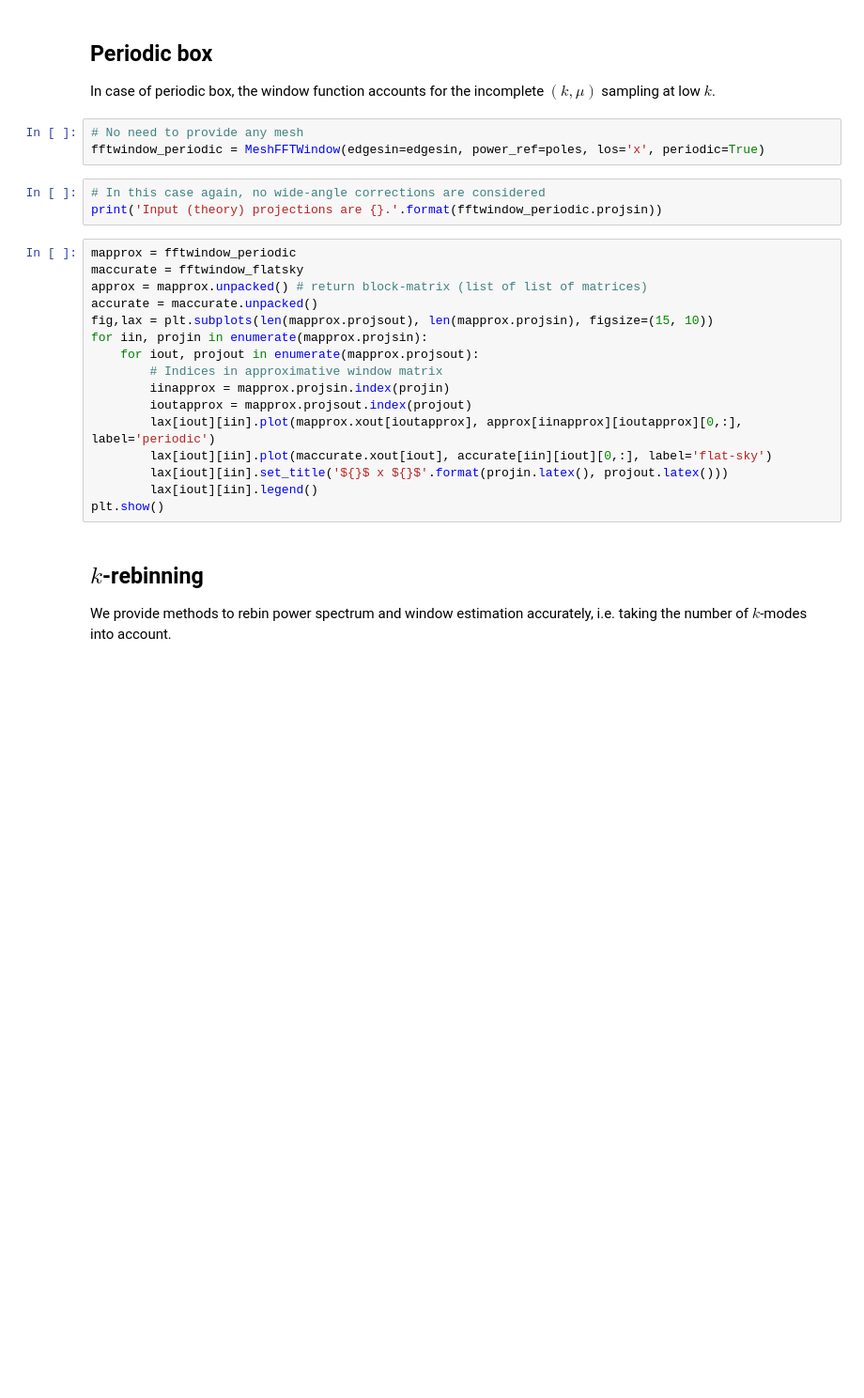
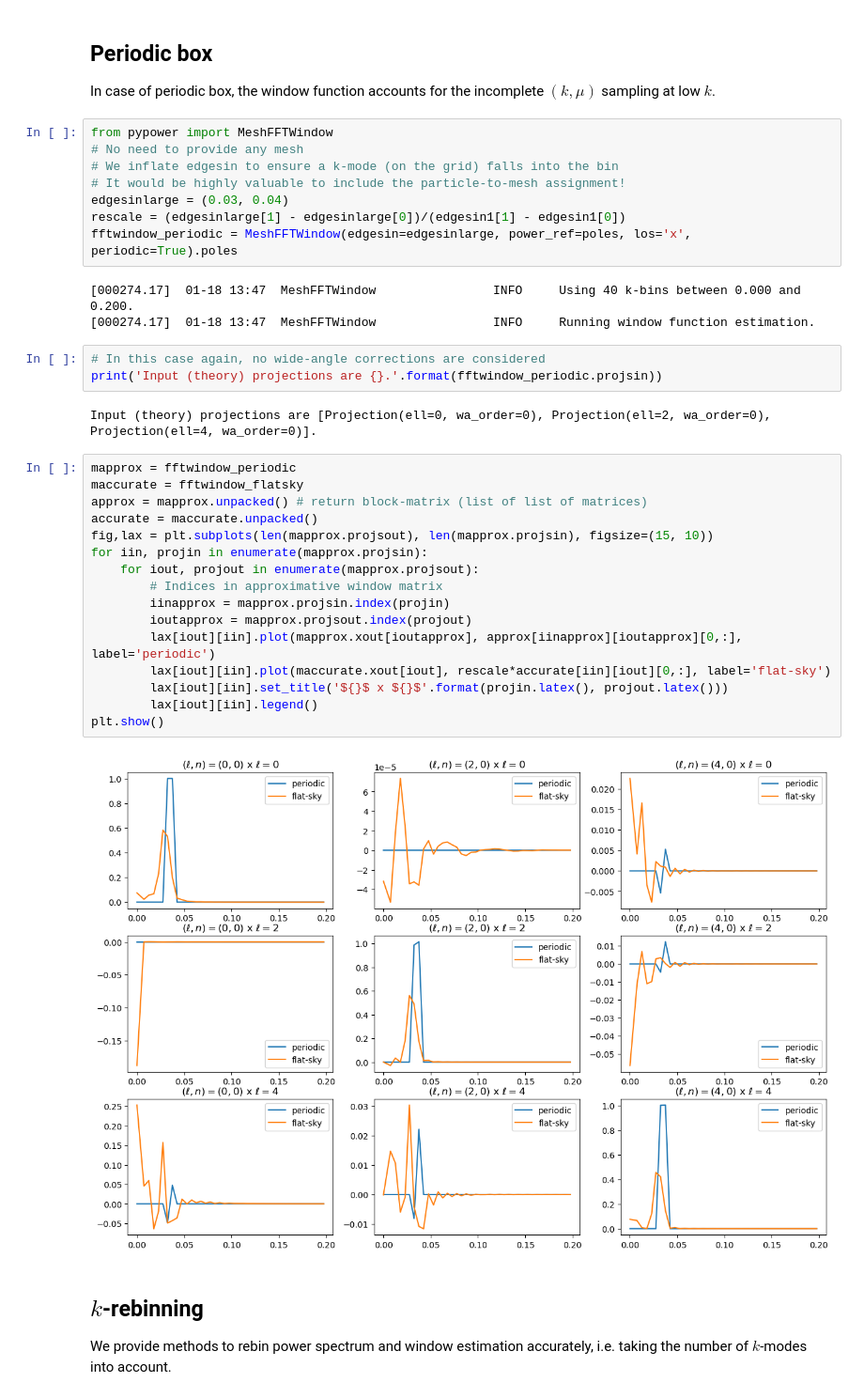
Before and after one commit to cosmodesi/pypower, a Jupyter notebook: nb/window_examples.ipynb, the cells around one changed output. Shown at 94% size. Drawn from its saved outputs; the diff is of its cells as text; blank space fills up the shorter version.

```diff
--- a/nb/window_examples.ipynb
+++ b/nb/window_examples.ipynb
@@ -323,27 +359,39 @@ plt.show()
 ## Periodic box
 In case of periodic box, the window function accounts for the incomplete $(k, \mu)$ sampling at low $k$.
 # %%
+from pypower import MeshFFTWindow
 # No need to provide any mesh
-fftwindow_periodic = MeshFFTWindow(edgesin=edgesin, power_ref=poles, los='x', periodic=True)
+# We inflate edgesin to ensure a k-mode (on the grid) falls into the bin
+# It would be highly valuable to include the particle-to-mesh assignment!
+edgesinlarge = (0.03, 0.04)
+rescale = (edgesinlarge[1] - edgesinlarge[0])/(edgesin1[1] - edgesin1[0])
+fftwindow_periodic = MeshFFTWindow(edgesin=edgesinlarge, power_ref=poles, los='x', periodic=True).poles
+# %% [output]
+[000274.17]  01-18 13:47  MeshFFTWindow                INFO     Using 40 k-bins between 0.000 and 0.200.
+[000274.17]  01-18 13:47  MeshFFTWindow                INFO     Running window function estimation.
 # %%
 # In this case again, no wide-angle corrections are considered
 print('Input (theory) projections are {}.'.format(fftwindow_periodic.projsin))
+# %% [output]
+Input (theory) projections are [Projection(ell=0, wa_order=0), Projection(ell=2, wa_order=0), Projection(ell=4, wa_order=0)].
 # %%
 mapprox = fftwindow_periodic
 maccurate = fftwindow_flatsky
 approx = mapprox.unpacked() # return block-matrix (list of list of matrices)
 accurate = maccurate.unpacked()
 fig,lax = plt.subplots(len(mapprox.projsout), len(mapprox.projsin), figsize=(15, 10))
 for iin, projin in enumerate(mapprox.projsin):
     for iout, projout in enumerate(mapprox.projsout):
         # Indices in approximative window matrix
         iinapprox = mapprox.projsin.index(projin)
         ioutapprox = mapprox.projsout.index(projout)
         lax[iout][iin].plot(mapprox.xout[ioutapprox], approx[iinapprox][ioutapprox][0,:], label='periodic')
-        lax[iout][iin].plot(maccurate.xout[iout], accurate[iin][iout][0,:], label='flat-sky')
+        lax[iout][iin].plot(maccurate.xout[iout], rescale*accurate[iin][iout][0,:], label='flat-sky')
         lax[iout][iin].set_title('${}$ x ${}$'.format(projin.latex(), projout.latex()))
         lax[iout][iin].legend()
 plt.show()
+# %% [output]
+[figure, added]
 # %% [markdown]
 ## $k$-rebinning
 We provide methods to rebin power spectrum and window estimation accurately, i.e. taking the number of $k$-modes into account.
```
Also changed, not shown: parts of 13 cells of this notebook, 23 other files.
